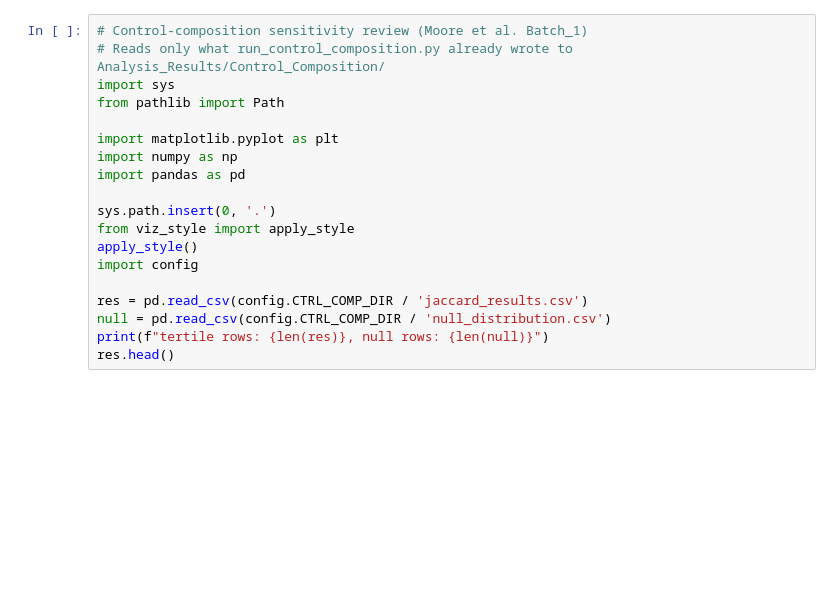
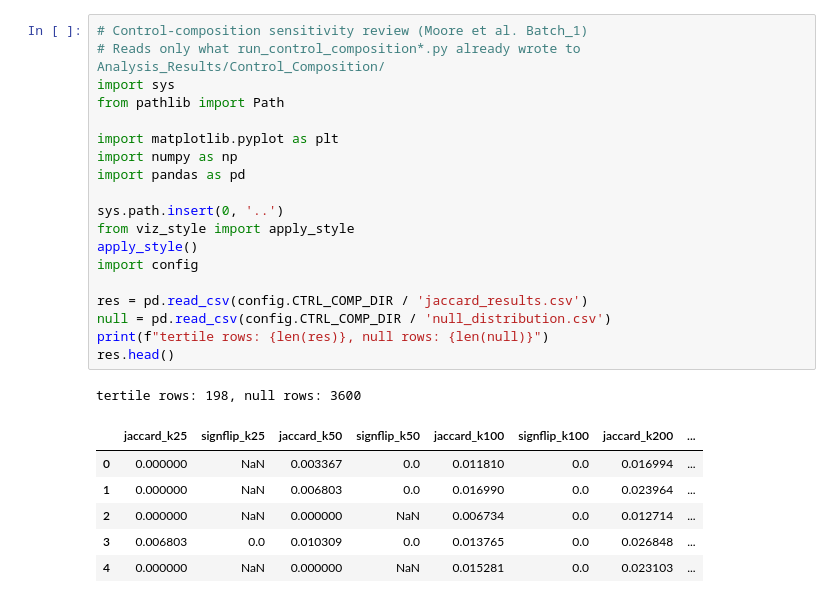
Before and after one commit to jmj3078/cfRNA_Disentaglement, a Jupyter notebook: EDA/control_composition_review.ipynb, the cells around one changed output. Cells and saved outputs as stored; diff of their text form; blank space fills up the shorter version.

```diff
--- a/EDA/control_composition_review.ipynb
+++ b/EDA/control_composition_review.ipynb
@@ -1,22 +1,30 @@
 # %%
 # Control-composition sensitivity review (Moore et al. Batch_1)
-# Reads only what run_control_composition.py already wrote to Analysis_Results/Control_Composition/
+# Reads only what run_control_composition*.py already wrote to Analysis_Results/Control_Composition/
 import sys
 from pathlib import Path
 
 import matplotlib.pyplot as plt
 import numpy as np
 import pandas as pd
 
-sys.path.insert(0, '.')
+sys.path.insert(0, '..')
 from viz_style import apply_style
 apply_style()
 import config
 
 res = pd.read_csv(config.CTRL_COMP_DIR / 'jaccard_results.csv')
 null = pd.read_csv(config.CTRL_COMP_DIR / 'null_distribution.csv')
 print(f"tertile rows: {len(res)}, null rows: {len(null)}")
 res.head()
+# %% [output]
+tertile rows: 198, null rows: 3600
+|  | jaccard_k25 | signflip_k25 | jaccard_k50 | signflip_k50 | jaccard_k100 | signflip_k100 | jaccard_k200 | ... |
+| 0 | 0.000000 | NaN | 0.003367 | 0.0 | 0.011810 | 0.0 | 0.016994 | ... |
+| 1 | 0.000000 | NaN | 0.006803 | 0.0 | 0.016990 | 0.0 | 0.023964 | ... |
+| 2 | 0.000000 | NaN | 0.000000 | NaN | 0.006734 | 0.0 | 0.012714 | ... |
+| 3 | 0.006803 | 0.0 | 0.010309 | 0.0 | 0.013765 | 0.0 | 0.026848 | ... |
+| 4 | 0.000000 | NaN | 0.000000 | NaN | 0.015281 | 0.0 | 0.023103 | ... |
 # %%
 # 1. null p-value per (disease, layer, axis): how often a size-matched random split
 # agrees no better than the bias-stratified split
```
Also changed, not shown: parts of 10 cells of this notebook, 15 other files.
